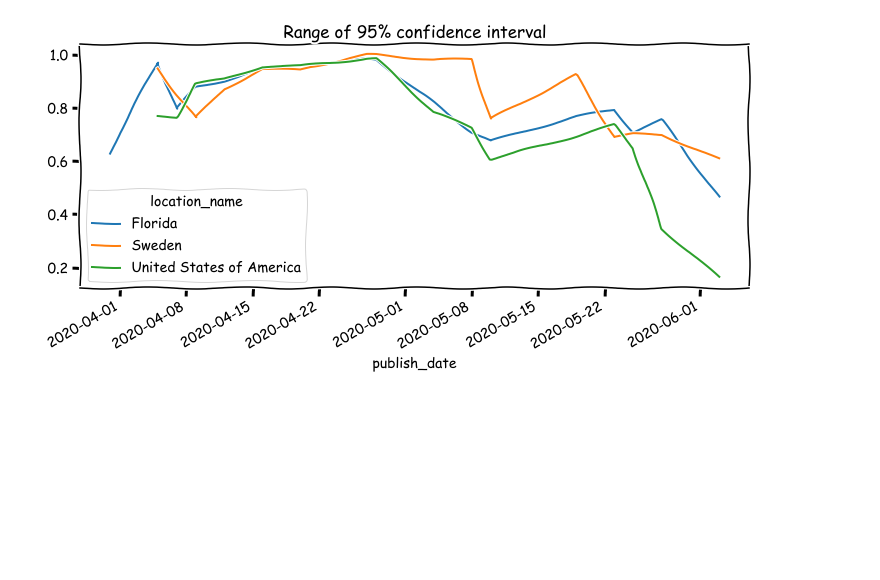
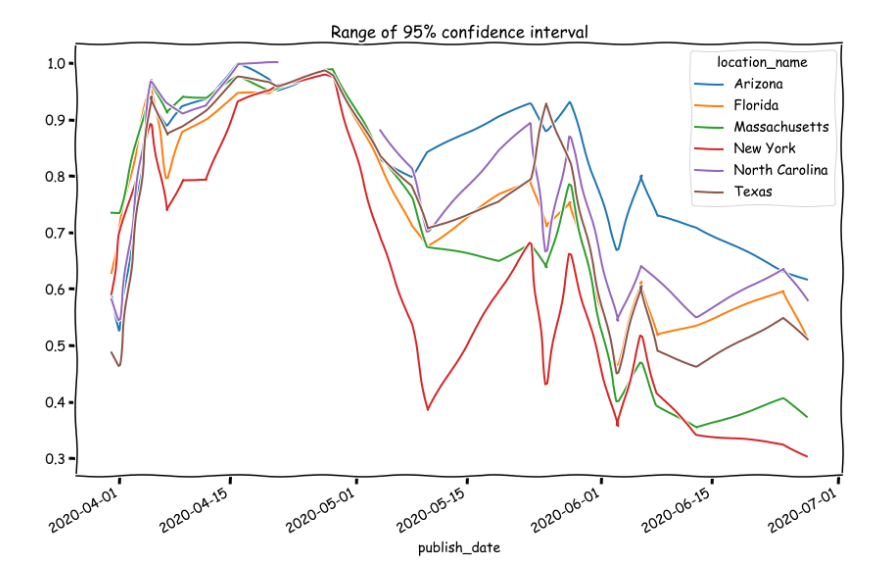
Before and after one commit to mrichard91/ihme_model_notebook, a Jupyter notebook: IHME regression.ipynb, the cells around one changed output. Cells and saved outputs as stored; diff of their text form; code cells hidden in the pictures; blank space fills up the shorter version.

```diff
--- a/IHME regression.ipynb
+++ b/IHME regression.ipynb
@@ -27,8 +27,9 @@ df['date'] = pd.to_datetime(df.date)
 # %%
 with plt.xkcd():
     plt.rcParams['figure.figsize'] = (22,7)
-    df[df.location_name.isin(['Sweden', 'United States of America', 'New York', 'Italy'])].\
+    df[df.location_name.isin(['United States of America', 'Massachusetts', 'Florida', 'Arizona', 'Texas'])].\
        groupby(['publish_date', 'location_name']).\
        agg({'totdea_mean': 'max'}).unstack().\
-       plot(logy=False, title='IHME Mean total death projections by model date')
+       plot(logy=True, title='IHME Mean total death projections by model date')
+    plt.legend(loc=2)
 # %% [output]
@@ -170,0 +251,9 @@ for (pred_date, ax) in zip(dates, axs):
+# %%
+# a little more florida, how volatile over time?
+with plt.xkcd():
+    plt.rcParams['figure.figsize'] = (22,7)
+    df[df.location_name.isin(['United States of America', 'Arizona', 'Florida', 'Massachusetts', 'California'])].\
+       groupby(['publish_date', 'location_name']).\
+       agg({'totdea_mean': 'max'}).unstack().\
+       plot(logy=True, title='IHME Mean total death projections by model date')
+    plt.legend(loc=2)
@@ -171,12 +262,13 @@ for (pred_date, ax) in zip(dates, axs):
 # %%
 # can we look at the uncertainty in a model for any given country by looking at the 95ci?
-countries=['Sweden', 'United States of America', 'Florida']
+countries=['Arizona', 'North Carolina', 'Florida', 'Massachusetts', 'Texas', 'New York']
 delta = df.loc[(df.location_name.isin(countries))&(df.date==df.publish_date+timedelta(days=14))].\
     groupby(['location_name', 'publish_date']).\
     agg({'deaths_upper': 'max', 'deaths_lower': 'max'})
 delta['range'] = delta.deaths_upper - delta.deaths_lower
 delta['ci_ratio'] = delta.range / delta.deaths_upper
 with plt.xkcd():
+    plt.rcParams['figure.figsize'] = (14,9)
     delta.unstack(0).ci_ratio.plot(title=f'Range of 95% confidence interval')
 # %% [output]
-[figure, old version]
+[figure, new version]
```
Also changed, not shown: parts of 10 cells of this notebook, 6 other files.
